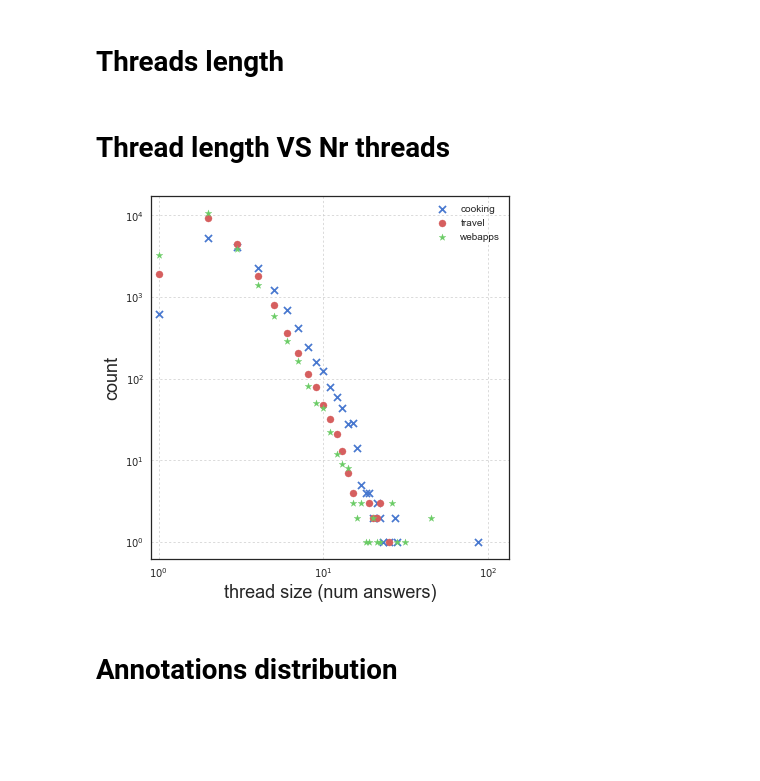
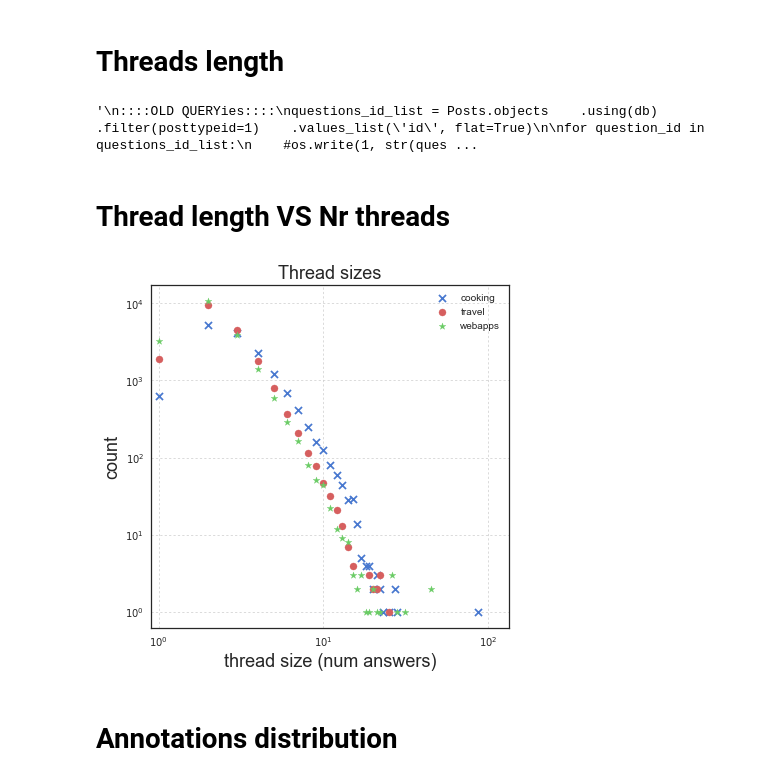
Before and after one commit to enricorotundo/StackexchangeDatadumpQualityAnnotator, a Jupyter notebook: Analysis/pre-analysis.ipynb, the cells around one changed output. Saved outputs shown, nothing was run; the diff lists cells and outputs as text; code cells hidden in the pictures; blank space fills up the shorter version.

Commit message:
notebook updated with fast query

```diff
--- a/Analysis/pre-analysis.ipynb
+++ b/Analysis/pre-analysis.ipynb
@@ -42,3 +24,40 @@ for db in available_dbs:
+# %%
+# example: {'cooking':[1,2,1,2,5], 'webapps': [...] ....}
+threads_length = dict()
+
+for db in available_dbs:
+    os.write(1, db+"\n")
+
+
+    # STAGE 1: considering (only) actual threads (must sum 1 for the question)
+    threads_length[db] = Posts.objects\
+        .using(db)\
+        .filter(posttypeid=2)\
+        .values('parentid')\
+        .annotate(thread_len_part=Count('parentid'))\
+        .values_list('thread_len_part', flat=True)
+    # adding 1 to count the question
+    threads_length[db] = [x+1 for x in threads_length[db]]
+
+
+    # STAGE 2: considering (only) unanswered questions
+    # get ids of questions with answers
+    parent_questions_ids = Posts.objects\
+        .using(db)\
+        .filter(posttypeid=2)\
+        .values_list('parentid', flat=True)\
+        .distinct()
+    # count unanswered questions
+    unanswered_q_count = Posts.objects\
+        .using(db)\
+        .filter(posttypeid=1)\
+        .exclude(id__in=parent_questions_ids)\
+        .count()
+
+    # append unanswered q to total counting
+    threads_length[db] = threads_length[db] + [1 for i in range(unanswered_q_count)]
+# %% [output]
+'\n::::OLD QUERYies::::\nquestions_id_list = Posts.objects    .using(db)    .filter(posttypeid=1)    .values_list(\'id\', flat=True)\n\nfor question_id in questions_id_list:\n    #os.write(1, str(ques ...
 # %% [markdown]
 # Thread length VS Nr threads
 # %%
@@ -61,22 +80,23 @@ for db in available_dbs:
 # %%
 fig = plt.figure(figsize=(6,6))
 ax1 = fig.add_subplot(111)
 
 ax1.scatter(x=t_length_count['cooking']['t_sizes'], y=t_length_count['cooking']['t_count'], label='cooking', s=50, c='b', marker='x', clip_on=False)
 ax1.scatter(x=t_length_count['travel']['t_sizes'], y=t_length_count['travel']['t_count'], label='travel', s=50, c='r', marker='o', clip_on=False)
 ax1.scatter(x=t_length_count['webapps']['t_sizes'], y=t_length_count['webapps']['t_count'], label='webapps', s=50, c='g', marker='*', clip_on=False)
 
 ax1.set_xscale('log', nonposx='clip')
 ax1.set_yscale('log', nonposy='clip')
 plt.xlabel('thread size (num answers)', fontsize=18)
 plt.ylabel('count', fontsize=18)
+plt.title('Thread sizes', fontsize=18)
 ax1.set_xlim(xmin=0.9)
 
 plt.grid(alpha=0.7, linestyle='dotted')
 plt.legend()
 plt.tight_layout()
 # %% [output]
-[figure, old version]
+[figure, new version]
 # %% [markdown]
 # Annotations distribution
 # %%
```
Also changed, not shown: parts of 13 cells of this notebook.
